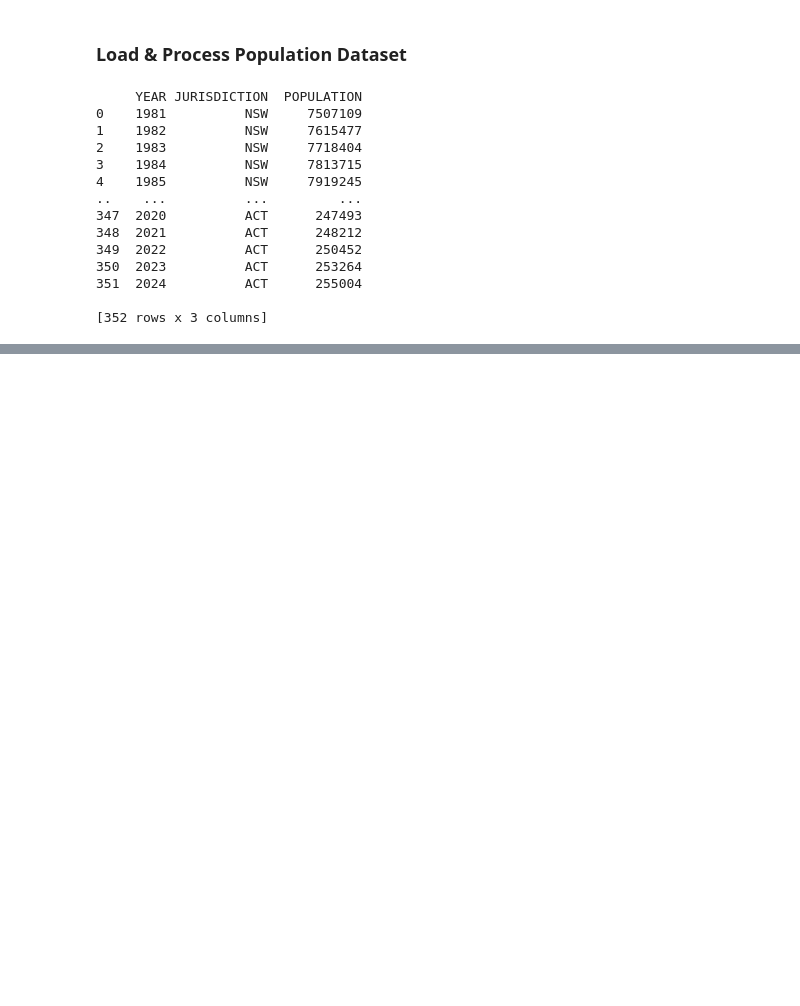
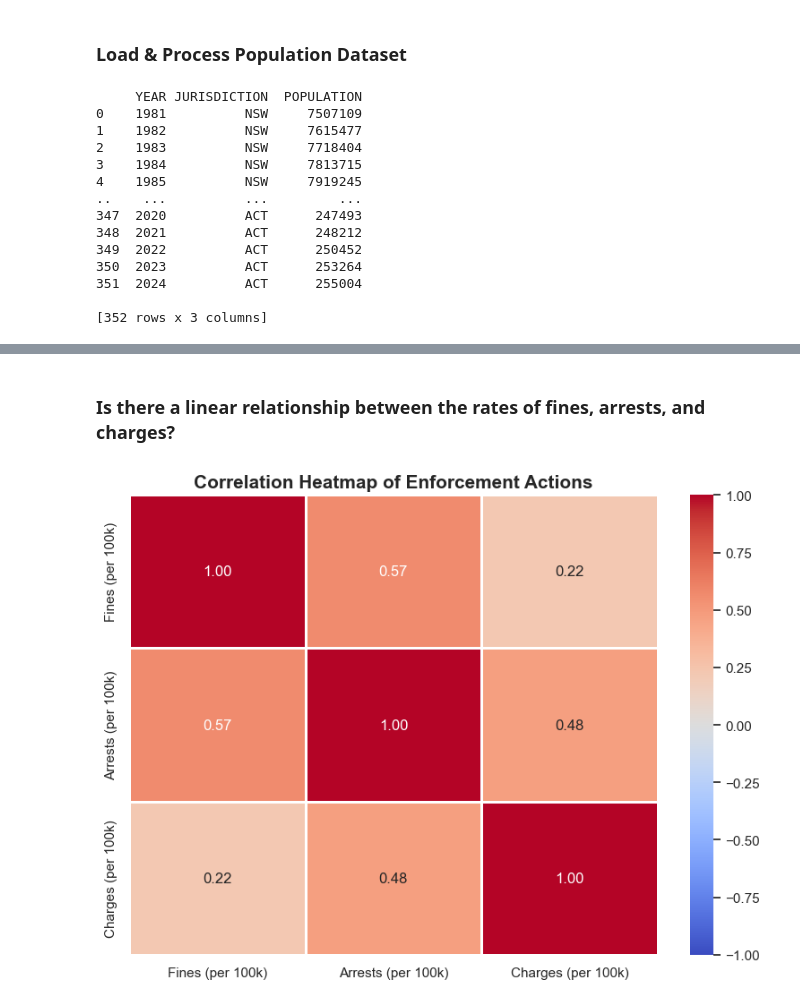
Before and after one commit to Dong2k5/Mobile_Phone_Offences_Project, a Jupyter notebook: Project/cos30045.ipynb, the cells around one changed output, grey strips where cells are left out. Saved outputs shown, nothing was run; the diff lists cells and outputs as text; code cells hidden in the pictures; blank space fills up the shorter version.

```diff
--- a/Project/cos30045.ipynb
+++ b/Project/cos30045.ipynb
@@ -395,0 +453,19 @@ Final size after Merge: (2176, 13)
+# %% [markdown]
+### Is there a linear relationship between the rates of fines, arrests, and charges?
+# %%
+corr_cols = ['FINES_PER_100K', 'ARRESTS_PER_100K', 'CHARGES_PER_100K']
+df_corr = df_norm[corr_cols].copy()
+
+df_corr.columns = ['Fines (per 100k)', 'Arrests (per 100k)', 'Charges (per 100k)']
+
+correlation_matrix = df_corr.corr()
+
+plt.figure(figsize=(8, 6))
+sns.heatmap(correlation_matrix, annot=True, cmap='coolwarm', fmt=".2f",
+            linewidths=1, linecolor='white', vmin=-1, vmax=1)
+
+plt.title('Correlation Heatmap of Enforcement Actions', fontsize=15, fontweight='bold')
+plt.tight_layout()
+plt.show()
+# %% [output]
+[figure, added]
```
Also changed, not shown: parts of 10 cells of this notebook.
